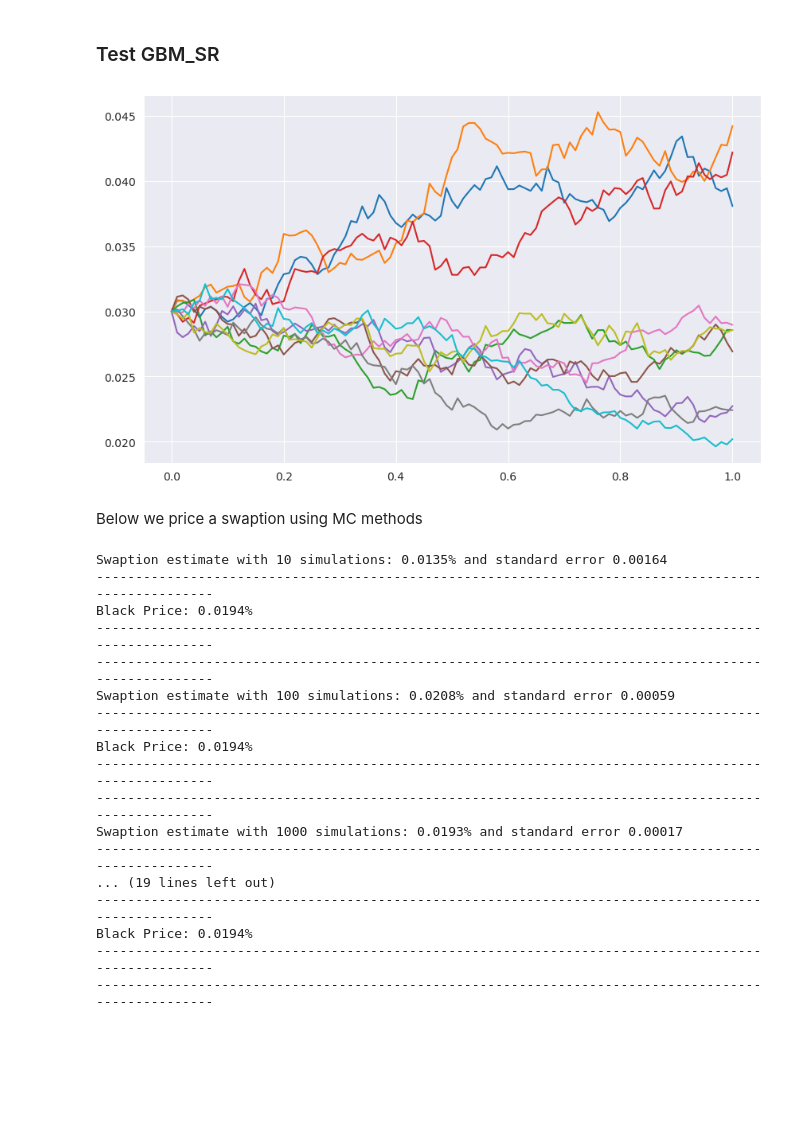
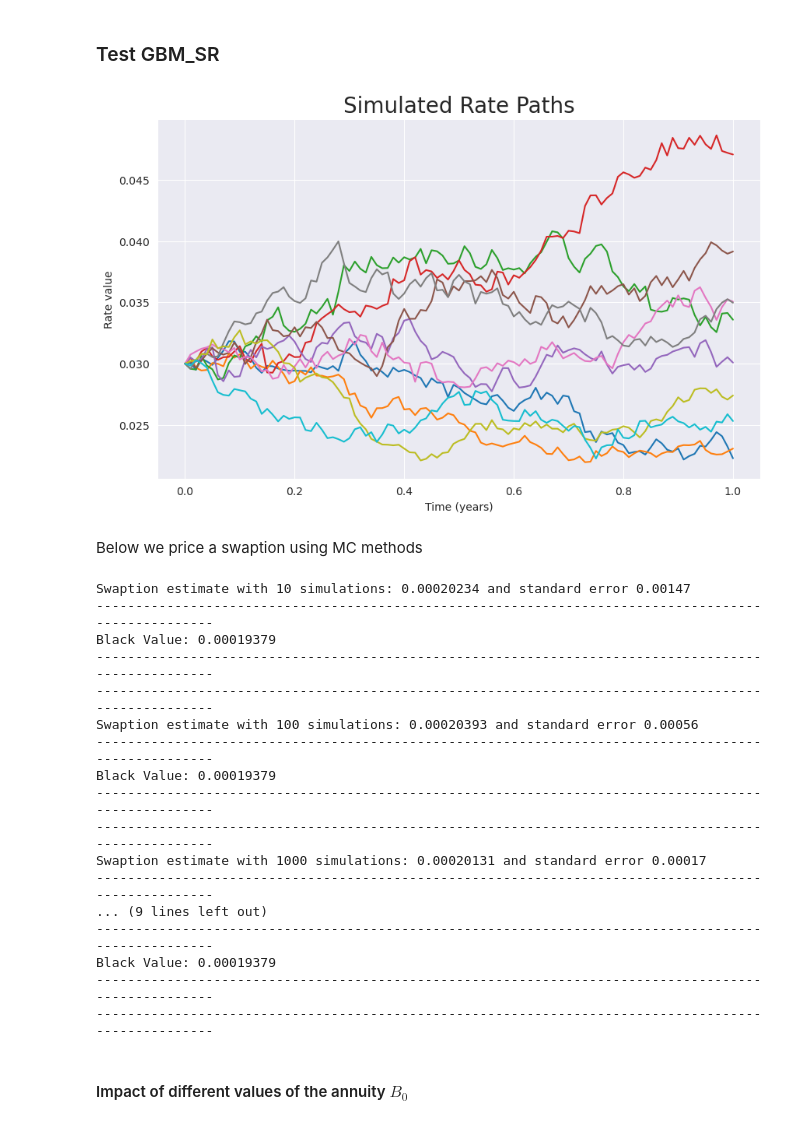
Before and after one commit to marco-lopez-math/Swaptions, a Jupyter notebook: Project.ipynb, the cells around one changed output. Drawn from its saved outputs; the diff is of its cells as text; code cells hidden in the pictures; blank space fills up the shorter version.

Commit message:
Added some examples to see the effect of various inputs on the pricing of Swaptions

```diff
--- a/Project.ipynb
+++ b/Project.ipynb
@@ -111,20 +111,23 @@ def GBM_SR(X0, sigma, T1, n_sims, n_steps):
 # %%
 X0 = 0.03
 sigma = 0.2
 T1 = 1
 n_sims = 10
 n_steps = 100
 
 paths = GBM_SR(X0, sigma, T1, n_sims, n_steps)
 times = np.linspace(0, T1, n_steps+1)
 
 plt.figure(figsize=(10,6))
 for path in paths:
     plt.plot(times, path)
+plt.xlabel('Time (years)')
 
+plt.ylabel('Rate value')
+plt.title('Simulated Rate Paths', size = 20)
 plt.show()
 # %% [output]
-[figure, old version]
+[figure, new version]
 # %% [markdown]
 Below we price a swaption using MC methods
 # %%
@@ -135,11 +138,7 @@ sigma = 0.2
 T1 = 1
 n_steps = 100
 
-simulation_amounts = [10, 100, 1000, 10000, 100000, 1000000, 10000000]
-
-
-
-n_steps = 1
+simulation_amounts = [10, 100, 1000, 10000, 100000]
 
 for n_sims in simulation_amounts:
 
@@ -158,30 +157,32 @@ for n_sims in simulation_amounts:
     std_err = np.std(SR_values)/np.sqrt(n_sims)
 
 
-    print(f'Swaption estimate with {n_sims} simulations: {swaption_estimate*100:.4f}% and standard error {std_err:.5f}')
+    print(f'Swaption estimate with {n_sims} simulations: {swaption_estimate:.8f} and standard error {std_err:.5f}')
 
     print('-'*100)
 
-    print(f'Black Price: {payers_swaption(B0, X0, K, sigma, T1)*100:.4f}%')
+    print(f'Black Value: {payers_swaption(B0, X0, K, sigma, T1):.8f}')
 
 
     print('-'*100)
     print('-'*100)
 # %% [output]
-Swaption estimate with 10 simulations: 0.0135% and standard error 0.00164
+Swaption estimate with 10 simulations: 0.00020234 and standard error 0.00147
 ----------------------------------------------------------------------------------------------------
-Black Price: 0.0194%
+Black Value: 0.00019379
 ----------------------------------------------------------------------------------------------------
 ----------------------------------------------------------------------------------------------------
-Swaption estimate with 100 simulations: 0.0208% and standard error 0.00059
+Swaption estimate with 100 simulations: 0.00020393 and standard error 0.00056
 ----------------------------------------------------------------------------------------------------
-Black Price: 0.0194%
+Black Value: 0.00019379
 ----------------------------------------------------------------------------------------------------
 ----------------------------------------------------------------------------------------------------
-Swaption estimate with 1000 simulations: 0.0193% and standard error 0.00017
+Swaption estimate with 1000 simulations: 0.00020131 and standard error 0.00017
 ----------------------------------------------------------------------------------------------------
-... (19 lines left out)
+... (9 lines left out)
 ----------------------------------------------------------------------------------------------------
-Black Price: 0.0194%
+Black Value: 0.00019379
 ----------------------------------------------------------------------------------------------------
 ----------------------------------------------------------------------------------------------------
+# %% [markdown]
+#### Impact of different values of the annuity $B_0$
```
Also changed, not shown: parts of 9 cells of this notebook.
